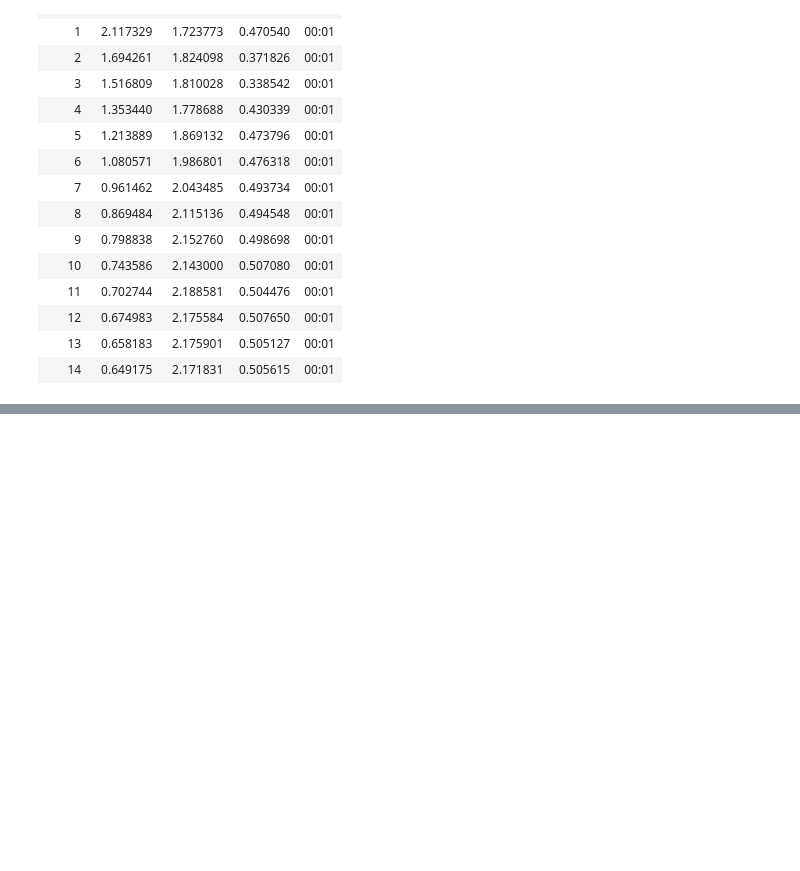
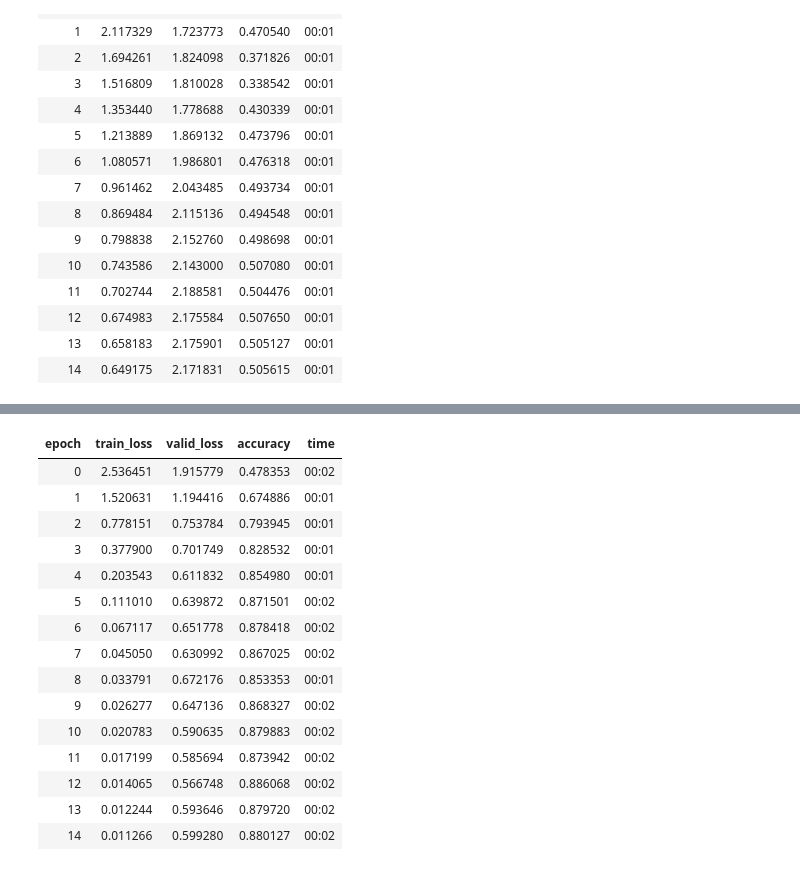
Before and after one commit to KenichiQaz/ML_Learning, a Jupyter notebook: Own_Try_11.ipynb, the cells around one changed output, grey strips where cells are left out. Saved outputs shown, nothing was run; the diff lists cells and outputs as text; code cells hidden in the pictures; blank space fills up the shorter version.

```diff
--- a/Own_Try_11.ipynb
+++ b/Own_Try_11.ipynb
@@ -276,0 +351,39 @@ learn.fit_one_cycle(15, 3e-3)
+# %%
+class LMModel7(Module):
+    def __init__(self, vocab_sz, n_hidden, n_layers, p):
+        self.i_h = nn.Embedding(vocab_sz, n_hidden)
+        self.rnn = nn.LSTM(n_hidden, n_hidden, n_layers, batch_first=True)
+        self.drop = nn.Dropout(p)
+        self.h_o = nn.Linear(n_hidden, vocab_sz)
+        self.h_o.weight = self.i_h.weight
+        self.h = [torch.zeros(n_layers, bs, n_hidden) for _ in range(2)]
+
+    def forward(self, x):
+        raw,h = self.rnn(self.i_h(x), self.h)
+        out = self.drop(raw)
+        self.h = [h_.detach() for h_ in h]
+        return self.h_o(out),raw,out
+
+    def reset(self):
+        for h in self.h: h.zero_()
+# %%
+learn = TextLearner(dls, LMModel7(len(vocab), 64, 2, 0.4),
+                    loss_func=CrossEntropyLossFlat(), metrics=accuracy)
+learn.fit_one_cycle(15, 1e-2, wd=0.1)
+# %% [output]
+| epoch | train_loss | valid_loss | accuracy | time |
+| 0 | 2.536451 | 1.915779 | 0.478353 | 00:02 |
+| 1 | 1.520631 | 1.194416 | 0.674886 | 00:01 |
+| 2 | 0.778151 | 0.753784 | 0.793945 | 00:01 |
+| 3 | 0.377900 | 0.701749 | 0.828532 | 00:01 |
+| 4 | 0.203543 | 0.611832 | 0.854980 | 00:01 |
+| 5 | 0.111010 | 0.639872 | 0.871501 | 00:02 |
+| 6 | 0.067117 | 0.651778 | 0.878418 | 00:02 |
+| 7 | 0.045050 | 0.630992 | 0.867025 | 00:02 |
+| 8 | 0.033791 | 0.672176 | 0.853353 | 00:01 |
+| 9 | 0.026277 | 0.647136 | 0.868327 | 00:02 |
+| 10 | 0.020783 | 0.590635 | 0.879883 | 00:02 |
+| 11 | 0.017199 | 0.585694 | 0.873942 | 00:02 |
+| 12 | 0.014065 | 0.566748 | 0.886068 | 00:02 |
+| 13 | 0.012244 | 0.593646 | 0.879720 | 00:02 |
+| 14 | 0.011266 | 0.599280 | 0.880127 | 00:02 |
```
Also changed, not shown: parts of 9 cells of this notebook.
